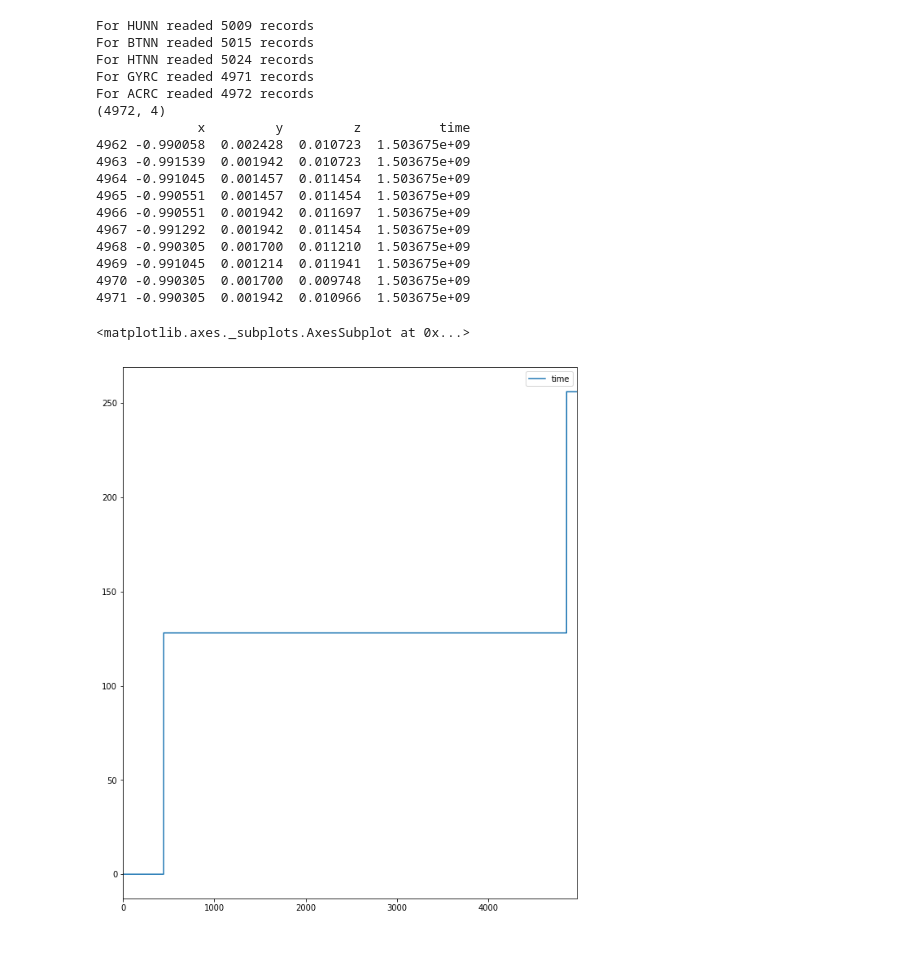
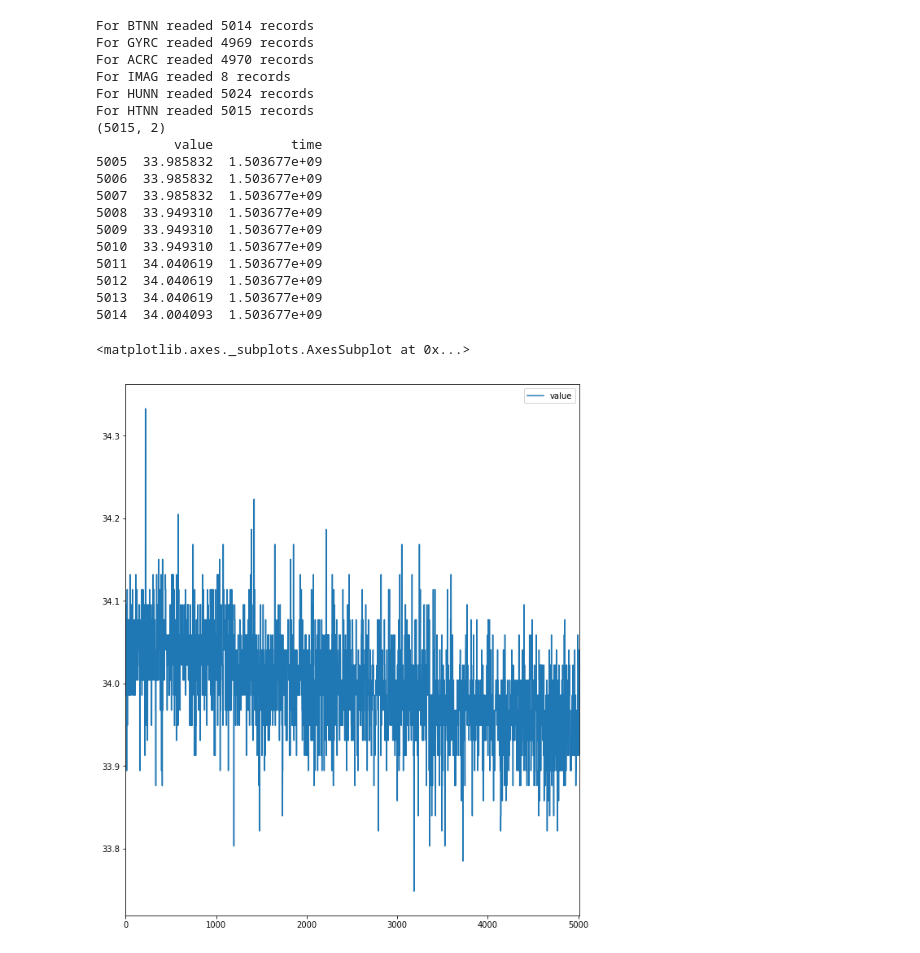
Before and after one commit to shoc2005/rpi_sense_data, a Jupyter notebook: data_analyzer.ipynb, the cells around one changed output. Saved outputs shown, nothing was run; the diff lists cells and outputs as text; code cells hidden in the pictures.

```diff
--- a/data_analyzer.ipynb
+++ b/data_analyzer.ipynb
@@ -25,40 +25,44 @@ def load_data(file_name, sense_type):
     counter = 0
     fields_found = {}
     triple_fields = ['ACRC', 'ACNC', 'GYRC', 'GYNC']
-    single_fields = ['HUNN', 'BANN', 'HTNN', 'PTNN', 'BTNN']
+    single_fields = ['HUNN', 'BANN', 'HTNN', 'PTNN', 'BTNN', 'IMAG']
 
 
 
     if sense_type + 'C' in triple_fields:
-        data_series = pd.DataFrame(columns=['x', 'y', 'z', 'time'])
-    elif sense_type + 'N' in single_fields:
-        data_series = pd.DataFrame(columns=['value', 'time'])
+        columns = ['x', 'y', 'z', 'time']
+    elif sense_type + 'N' in single_fields or sense_type == 'IMAG':
+        columns = ['value', 'time']
     else:
         print 'Your provided sense type is not recognized!'
         return None
 
+    value_series = []
+
     while len(data) > 0:
         if position + 4 > len (data):
             break
+
         data_pos = data[position:position + 4]
         if data_pos in triple_fields:
             # read triple component
             if data_pos[:-1] == sense_type:
-                unpack_data = data[position + 4: position + 4 + 16]
-                values = unpack('<ffff', unpack_data)
-                data_series.loc[counter]= values
-                #data_series.loc[counter]['y'] = values[1]
-                #data_series.loc[counter]['z'] = values[2]
-                #data_series.loc[counter]['time'] = values[3]
+                unpack_data = data[position + 4: position + 4 + 12 + 8]
+                values = unpack('<fffd', unpack_data)
+                value_series.append(values)
                 counter += 1
 
         elif data_pos in single_fields:
             # read single component
-            if data_pos[:-1] == sense_type:
-                unpack_data = data[position + 4: position + 4 + 8]
+            if data_pos[:-1] == sense_type and sense_type != 'IMAG':
+                unpack_data = data[position + 4: position + 4 + 4 + 4]
                 values = unpack('<ff', unpack_data)
-                data_series.loc[counter]['value'] = values[0]
-                data_series.loc[counter]['time'] = values[1]
+                value_series.append(values)
+                counter += 1
+            elif sense_type == 'IMAG' and data_pos == sense_type:
+                unpack_data = data[position + 4: position + 4 + 4 + 8]
+                values = unpack('<Id', unpack_data)
+                value_series.append(values)
                 counter += 1
 
         # count data fields
@@ -71,35 +75,38 @@ def load_data(file_name, sense_type):
         # shift reading position
         position += 1
 
+    data_series = pd.DataFrame(value_series, columns=columns)
+
     # get detected fields info
     for key in fields_found.keys():
         print "For {:s} readed {:d} records".format(key, fields_found[key])
 
     return data_series
 # %%
-sense_data = load_data('/home/sholc/optic_env/sources/hdeer/data/dump_000001.bin', 'ACR')
+sense_data = load_data('/home/sholc/optic_env/sources/hdeer/data/dump_000016.bin', 'HTN')
 print sense_data.shape
 print sense_data.tail(10)
 # %% [output]
-For HUNN readed 5009 records
-For BTNN readed 5015 records
-For HTNN readed 5024 records
-For GYRC readed 4971 records
-For ACRC readed 4972 records
-(4972, 4)
-             x         y         z          time
-4962 -0.990058  0.002428  0.010723  1.503675e+09
-4963 -0.991539  0.001942  0.010723  1.503675e+09
-4964 -0.991045  0.001457  0.011454  1.503675e+09
-4965 -0.990551  0.001457  0.011454  1.503675e+09
-4966 -0.990551  0.001942  0.011697  1.503675e+09
-4967 -0.991292  0.001942  0.011454  1.503675e+09
-4968 -0.990305  0.001700  0.011210  1.503675e+09
-4969 -0.991045  0.001214  0.011941  1.503675e+09
-4970 -0.990305  0.001700  0.009748  1.503675e+09
-4971 -0.990305  0.001942  0.010966  1.503675e+09
+For BTNN readed 5014 records
+For GYRC readed 4969 records
+For ACRC readed 4970 records
+For IMAG readed 8 records
+For HUNN readed 5024 records
+For HTNN readed 5015 records
+(5015, 2)
+          value          time
+5005  33.985832  1.503677e+09
+5006  33.985832  1.503677e+09
+5007  33.985832  1.503677e+09
+5008  33.949310  1.503677e+09
+5009  33.949310  1.503677e+09
+5010  33.949310  1.503677e+09
+5011  34.040619  1.503677e+09
+5012  34.040619  1.503677e+09
+5013  34.040619  1.503677e+09
+5014  34.004093  1.503677e+09
 # %%
-sense_data.plot(kind='line', y=['time'], figsize=(10, 12))
+sense_data.plot(kind='line', y=['value'], figsize=(10, 12))
 # %% [output]
 <matplotlib.axes._subplots.AxesSubplot at 0x...>
-[figure, old version]
+[figure, new version]
```
Also changed, not shown: parts of 2 cells of this notebook, 1 other file.
